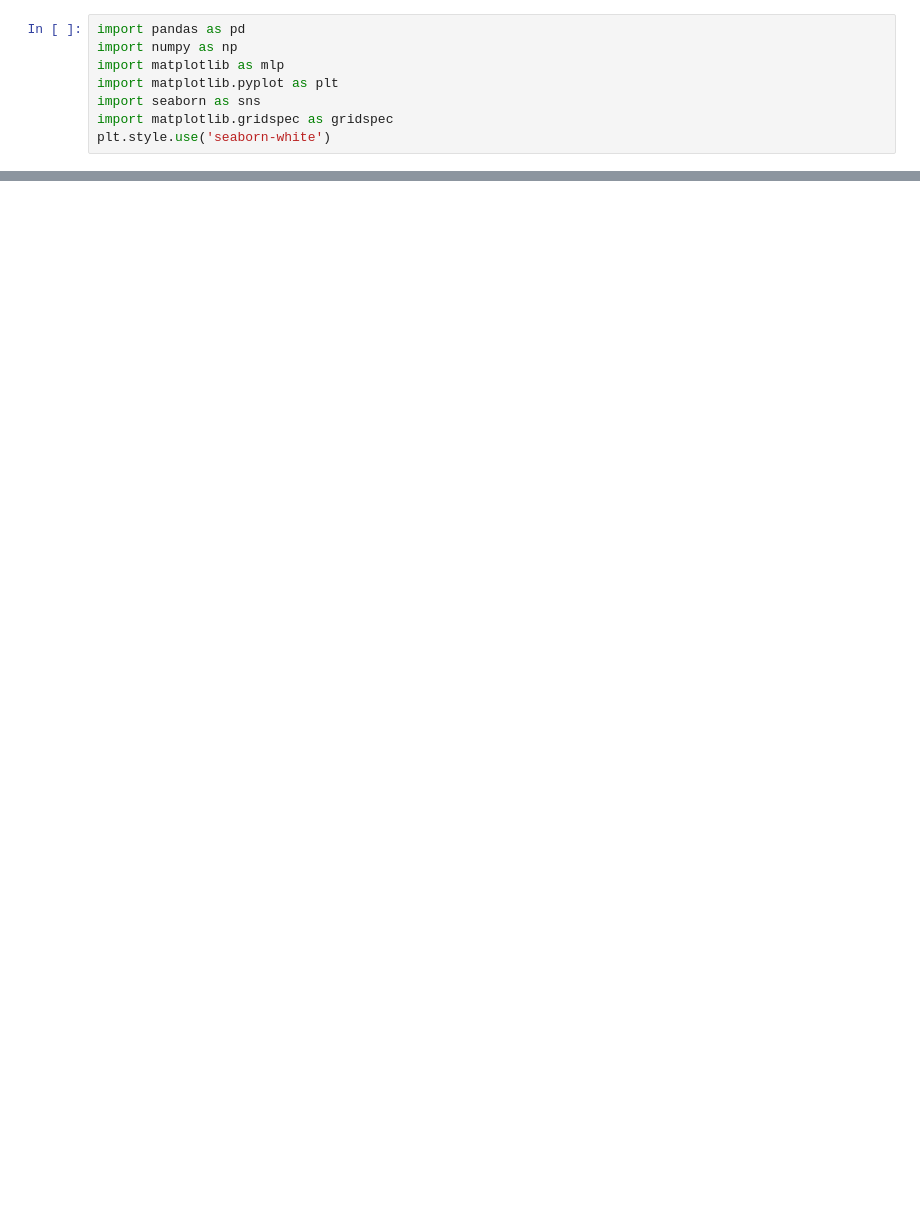
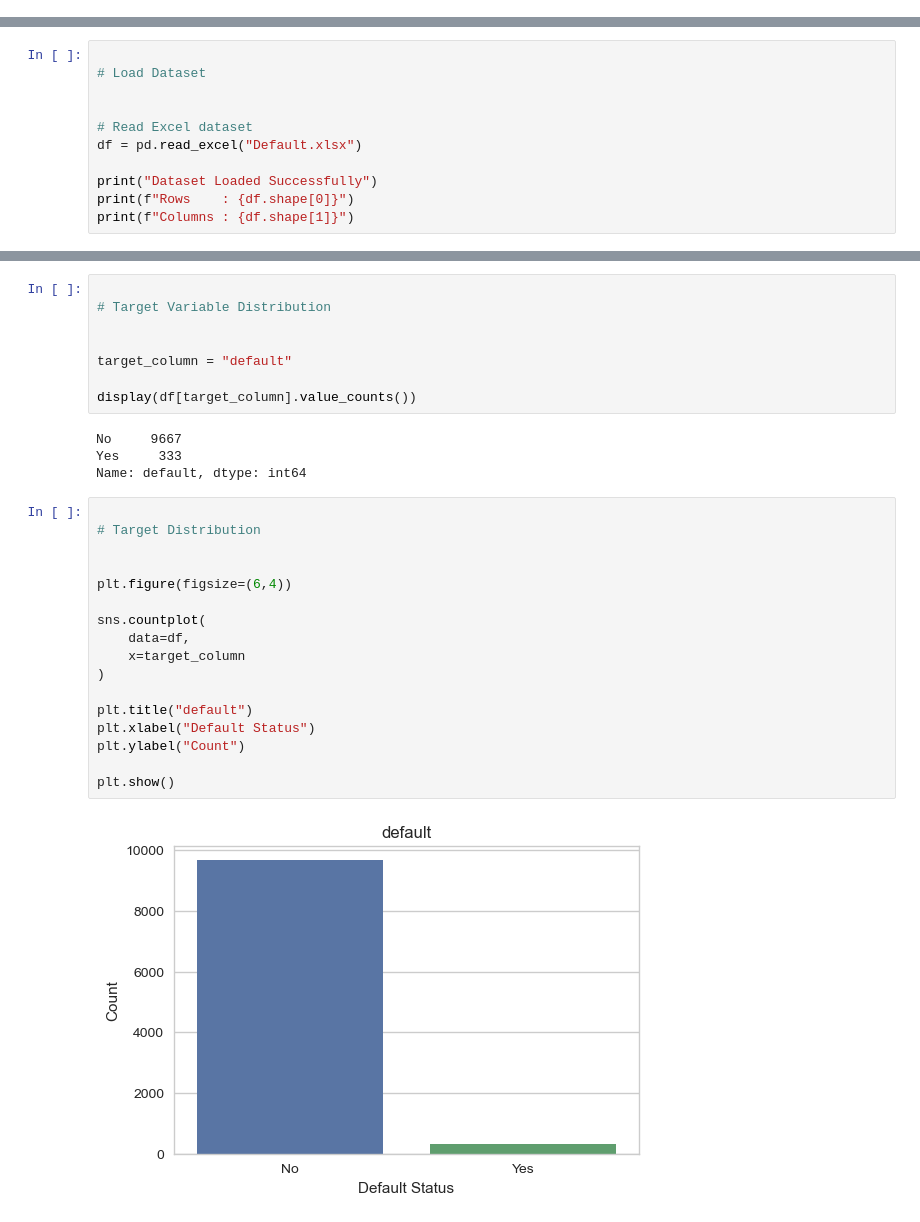
Before and after one commit to ansh821/Fraud-Detection, a Jupyter notebook: Fraud Detection Model.ipynb, the cells around one changed output, grey strips where cells are left out. Cells and saved outputs as stored; diff of their text form; blank space fills up the shorter version.

```diff
--- a/Fraud Detection Model.ipynb
+++ b/Fraud Detection Model.ipynb
@@ -1,8 +0,0 @@
-# %%
-import pandas as pd
-import numpy as np
-import matplotlib as mlp
-import matplotlib.pyplot as plt
-import seaborn as sns
-import matplotlib.gridspec as gridspec
-plt.style.use('seaborn-white')
@@ -379,0 +39,11 @@ LDA Accuracy: 0.973375
+# %%
+
+# Load Dataset
+
+
+# Read Excel dataset
+df = pd.read_excel("Default.xlsx")
+
+print("Dataset Loaded Successfully")
+print(f"Rows    : {df.shape[0]}")
+print(f"Columns : {df.shape[1]}")
@@ -379,0 +177,31 @@ LDA Accuracy: 0.973375
+# %%
+
+# Target Variable Distribution
+
+
+target_column = "default"
+
+display(df[target_column].value_counts())
+# %% [output]
+No     9667
+Yes     333
+Name: default, dtype: int64
+# %%
+
+# Target Distribution
+
+
+plt.figure(figsize=(6,4))
+
+sns.countplot(
+    data=df,
+    x=target_column
+)
+
+plt.title("default")
+plt.xlabel("Default Status")
+plt.ylabel("Count")
+
+plt.show()
+# %% [output]
+[figure, added]
```
Also changed, not shown: parts of 114 cells of this notebook.
